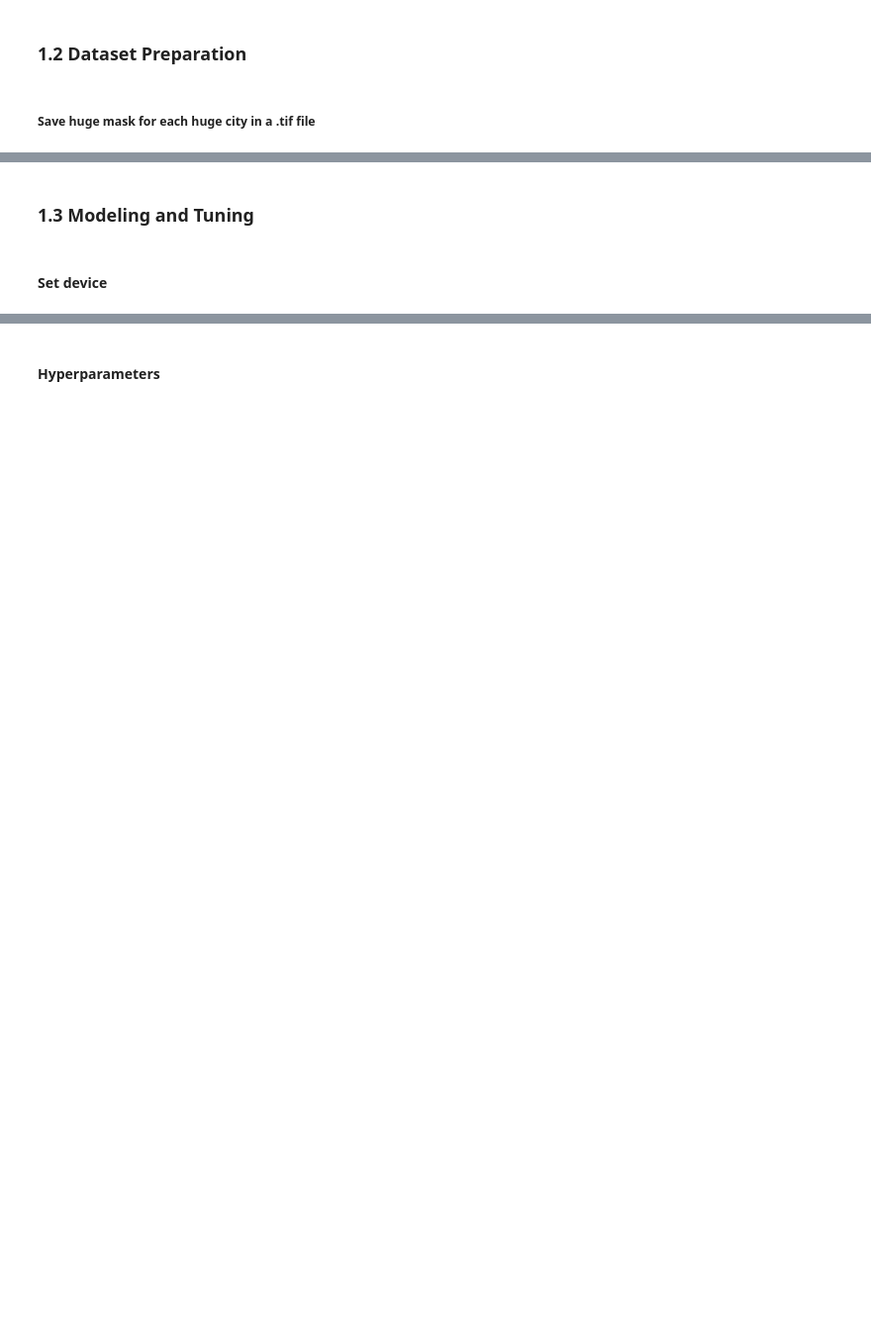
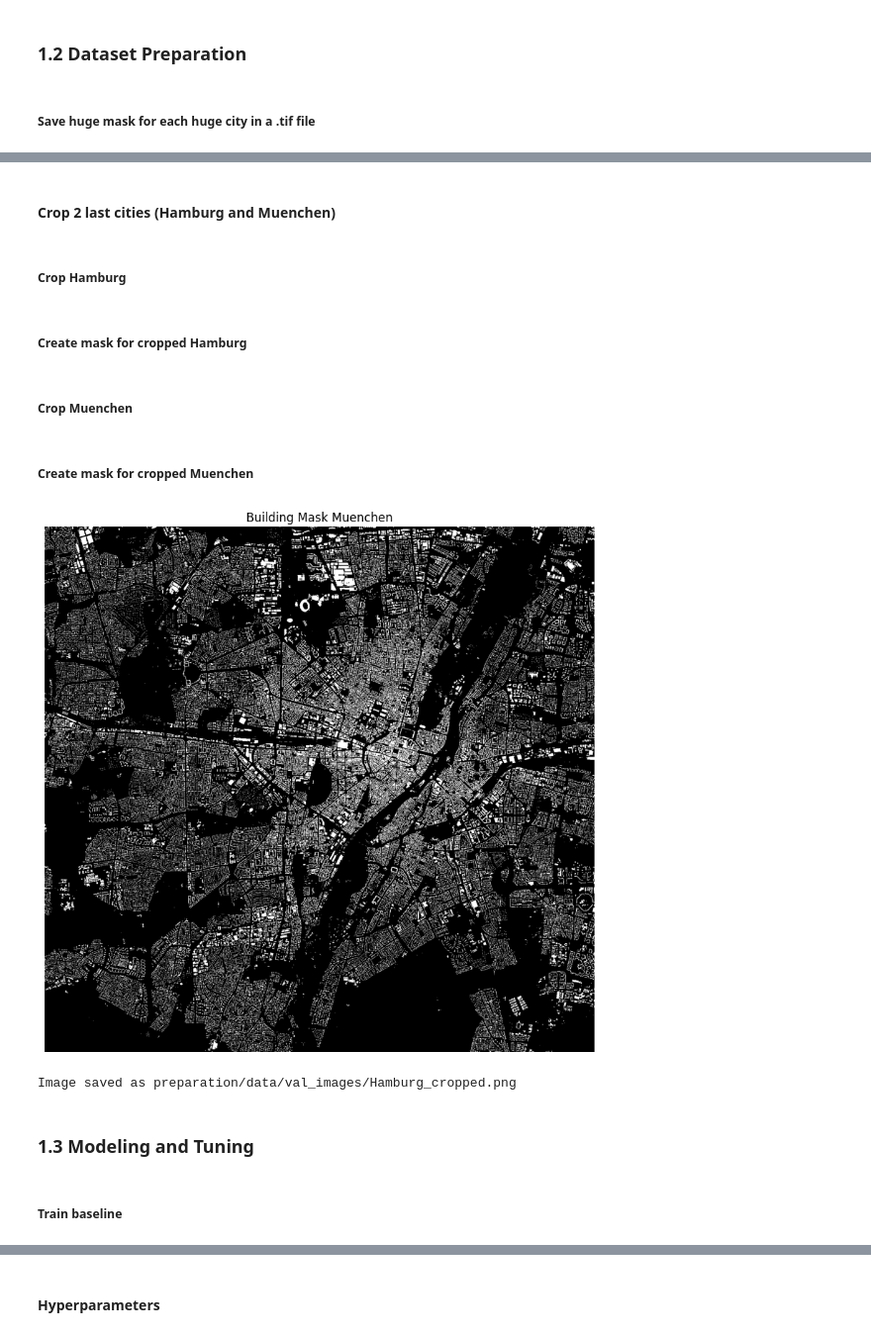
Before and after one commit to dmtschulz/satellite-image-segmentation, a Jupyter notebook: AMLS_2024_solution.ipynb, the cells around one changed output, grey strips where cells are left out. Shown at 99% size. Saved outputs shown, nothing was run; the diff lists cells and outputs as text; code cells hidden in the pictures; blank space fills up the shorter version.

```diff
--- a/AMLS_2024_solution.ipynb
+++ b/AMLS_2024_solution.ipynb
@@ -343,0 +445,4 @@ split_and_save(paired_files, output_directory)
+# %% [markdown]
+#### Crop 2 last cities (Hamburg and Muenchen)
+# %% [markdown]
+##### Crop Hamburg
@@ -343,0 +495,2 @@ split_and_save(paired_files, output_directory)
+# %% [markdown]
+##### Create mask for cropped Hamburg
@@ -343,0 +561,2 @@ split_and_save(paired_files, output_directory)
+# %% [markdown]
+##### Crop Muenchen
@@ -343,0 +609,2 @@ split_and_save(paired_files, output_directory)
+# %% [markdown]
+##### Create mask for cropped Muenchen
@@ -344,4 +675,60 @@ split_and_save(paired_files, output_directory)
+# %%
+import rasterio
+import matplotlib.pyplot as plt
+
+# Path to the building mask file
+mask_file_path = 'acquisition_alignment/openeo_cities/Muenchen/Muenchen_buildings_mask_cropped.tif'
+
+# Load the mask
+with rasterio.open(mask_file_path) as mask_src:
+    mask = mask_src.read(1)  # Read the first band
+
+# Display the mask
+plt.figure(figsize=(10, 10))
+plt.imshow(mask, cmap='gray')
+plt.title('Building Mask Muenchen')
+plt.axis('off')
+plt.show()
+# %% [output]
+[figure, added]
+# %%
+import rasterio
+import numpy as np
+from PIL import Image
+
+# Path to the input TIFF image
+tif_path = "acquisition_alignment/openeo_cities/Hamburg/Hamburg_cropped.tif"
+# Path to the output png image
+png_path = "acquisition_alignment/openeo_cities/Hamburg/Hamburg_cropped.png"
+
+# Open the TIFF file
+with rasterio.open(tif_path) as src:
+    # Read the image data (bands x height x width)
+    sentinel_image = src.read()
+
+    # Move axis to [H, W, C] for easier normalization
+    sentinel_image = np.moveaxis(sentinel_image, 0, -1)
+
+    # Normalize the 4 bands to [0, 1]
+    max_vals = np.max(sentinel_image, axis=(0, 1), keepdims=True)
+    min_vals = np.min(sentinel_image, axis=(0, 1), keepdims=True)
+    range_vals = max_vals - min_vals
+    epsilon = 1e-8  # Small value to avoid division by zero
+    range_vals[range_vals == 0] = epsilon
+    sentinel_image = (sentinel_image - min_vals) / range_vals
+
+    # Scale to [0, 255] for PNG saving
+    sentinel_image = (sentinel_image * 255).astype(np.uint8)
+
+    # Create a PIL image from numpy array
+    # PIL expects (H, W, C), so no need to move axis again
+    img = Image.fromarray(sentinel_image)
+
+    # Save the image as PNG
+    img.save(png_path)
+
+print(f"Saved PNG image: {png_path}")
+# %% [output]
+Image saved as preparation/data/val_images/Hamburg_cropped.png
 # %% [markdown]
 ### 1.3 Modeling and Tuning
-# %% [markdown]
-#### Set device
@@ -352,0 +735,2 @@ print(device)
+# %% [markdown]
+##### Train baseline
```
Also changed, not shown: parts of 78 cells of this notebook, 1 other file.
